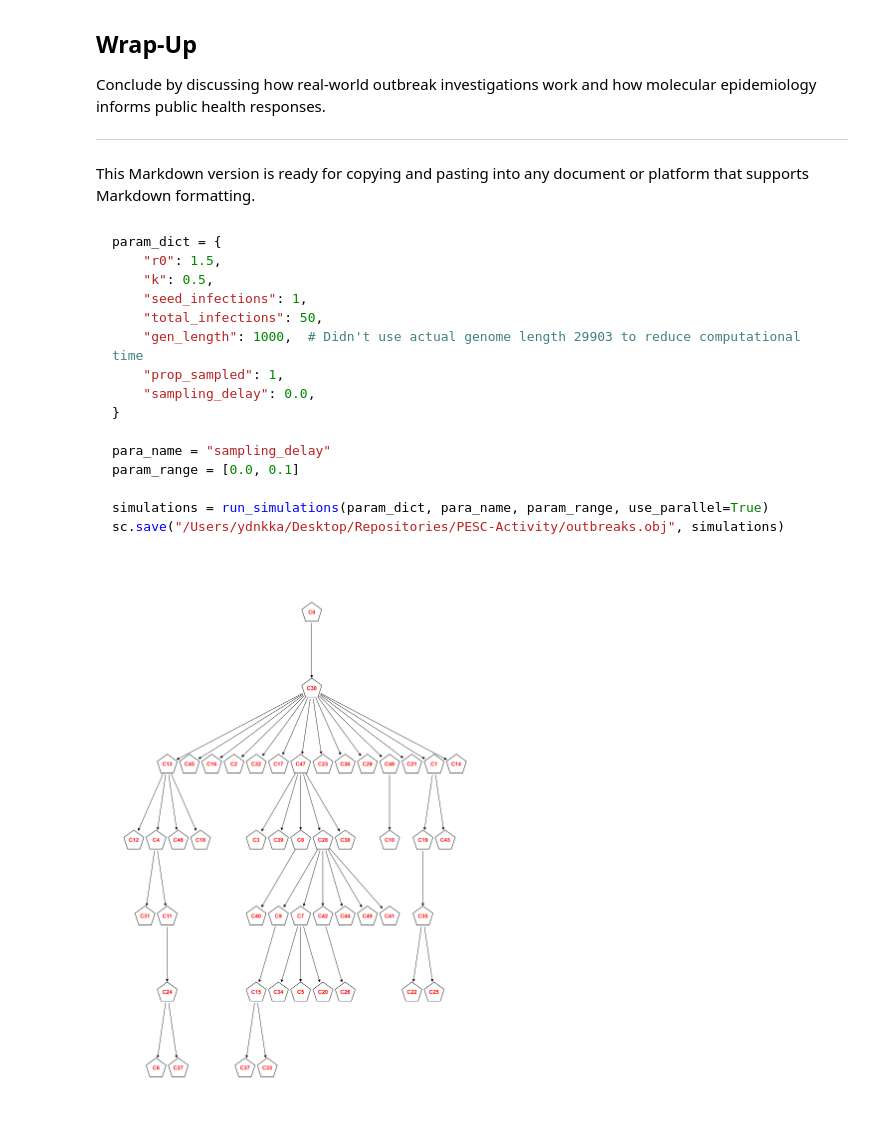
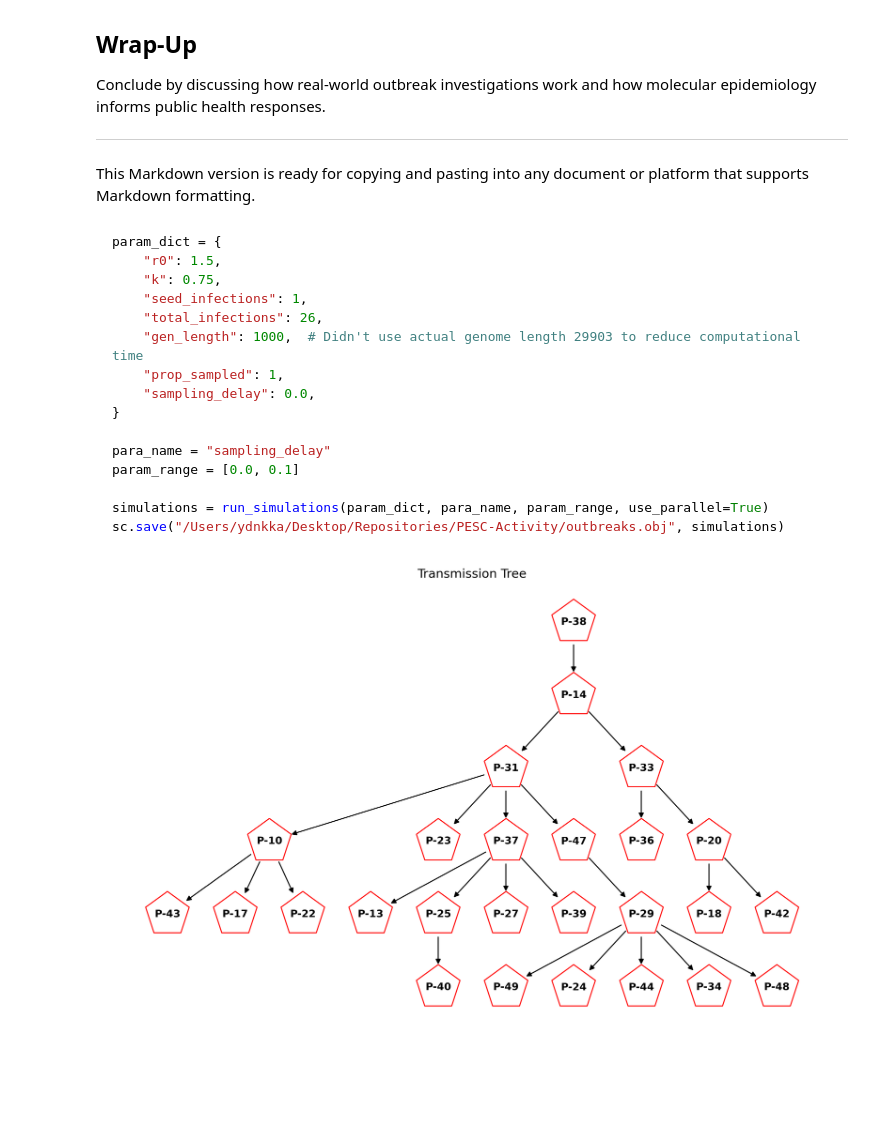
Before and after one commit to Dominic-Arthur/PESC-Activity, a Jupyter notebook: Data.ipynb, the cells around one changed output. Saved outputs shown, nothing was run; the diff lists cells and outputs as text; code cells hidden in the pictures; blank space fills up the shorter version.

````diff
--- a/Data.ipynb
+++ b/Data.ipynb
@@ -91,9 +94,9 @@ from scipy.spatial.distance import pdist, squareform
 ```python
 param_dict = {
     "r0": 1.5,
-    "k": 0.5,
+    "k": 0.75,
     "seed_infections": 1,
-    "total_infections": 50,
+    "total_infections": 26,
     "gen_length": 1000,  # Didn't use actual genome length 29903 to reduce computational time
     "prop_sampled": 1,
     "sampling_delay": 0.0,
@@ -107,33 +110,33 @@ sc.save("/Users/ydnkka/Desktop/Repositories/PESC-Activity/outbreaks.obj", simula
 ```
 # %%
 simulations = sc.load("outbreaks.obj")
-base_sim = simulations[0]
-some_noise = simulations[1]
+outbreak = simulations[0]
 # %%
-tree = base_sim.tree
+tree = outbreak.tree
 original_nodes = list(tree.nodes())
-shuffled_nodes = random.sample(original_nodes, len(original_nodes))
-node_name_mapping = {original_nodes[i]: f"C{shuffled_nodes[i]}" for i in range(len(original_nodes))}
+case_names = [f"P-{i}" for i in range(10, 50)]
+np.random.shuffle(case_names)
+node_name_mapping = {original_nodes[i]: case_names[i] for i in range(len(original_nodes))}
 tree = nx.relabel_nodes(tree, node_name_mapping)
 
 pos = nx.nx_agraph.graphviz_layout(tree, prog="dot")
 aspect_ratio = 1.414
-width = 10
-plt.figure(figsize=(width, width*aspect_ratio), dpi=300)  # Increase the figure size
+fig_size = (10, 6)
+plt.figure(figsize=fig_size, dpi=300)  # Increase the figure size
 nx.draw(tree, pos,
         with_labels=True,
-        width=0.7,
+        width=1,
         edge_color='black',
-        node_size=1500,
-        font_color='red',
+        node_size=2000,
+        font_color='black',
         font_size=10,
         font_weight='bold',
         node_color='white',
-        edgecolors='black',
-        node_shape='p',
-        hide_ticks=False)
+        edgecolors='red',
+        node_shape='p')
 
+plt.title("Transmission Tree")
 plt.savefig("transmission_tree.png", dpi=300)
 plt.show()
 # %% [output]
-[figure, old version]
+[figure, new version]
````
Also changed, not shown: parts of 11 cells of this notebook, 15 other files.
